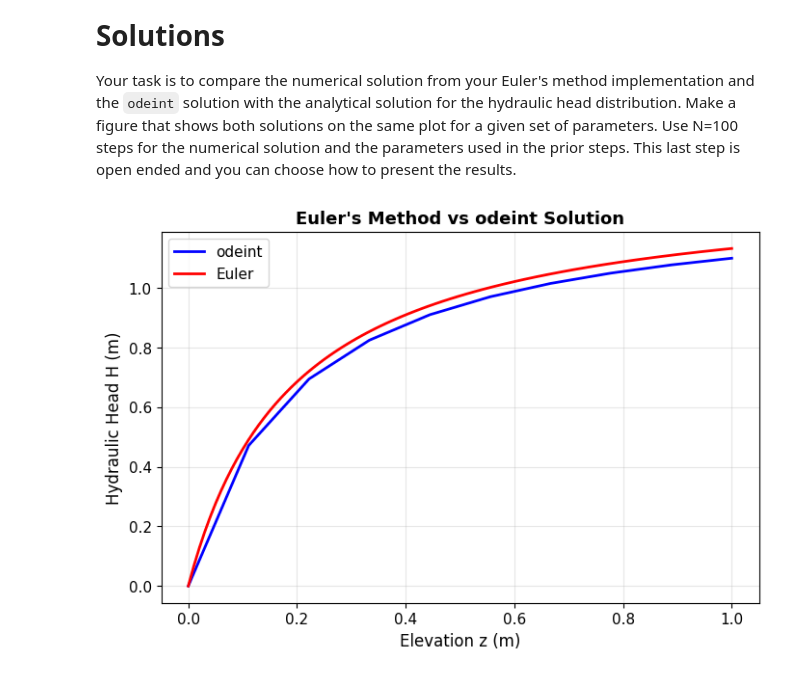
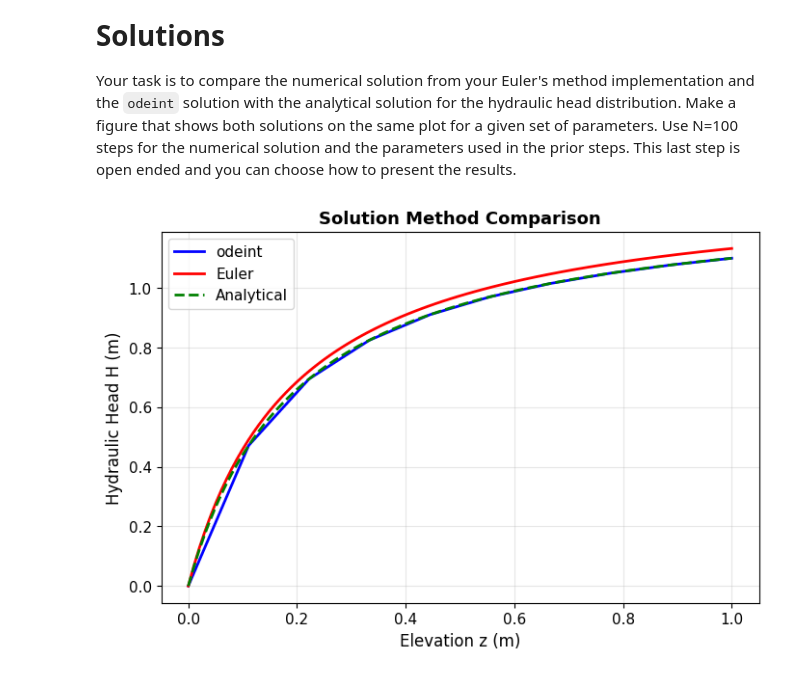
Before and after one commit to HWRS564-hydrogeologic-analysis/hwrs564a_course_materials_kfmcculloch98, a Jupyter notebook: content_weekly/week_07/hw5_darcy_exercises_McCulloch.ipynb, the cells around one changed output. Drawn from its saved outputs; the diff is of its cells as text; code cells hidden in the pictures.

```diff
--- a/content_weekly/week_07/hw5_darcy_exercises_McCulloch.ipynb
+++ b/content_weekly/week_07/hw5_darcy_exercises_McCulloch.ipynb
@@ -497,18 +497,20 @@ Your task is to compare the numerical solution from your Euler's method implemen
 # %%
 # TODO: Your solution here
 
 num_points = 100
 
 z_array, H_numerical = solve_ode_numerically(z_span=(0, 1), num_points=num_points) # from exercise 5
 z_euler, H_euler = euler_method(dH_dz_func, 0, 0, 1.0, num_steps=num_points) # from exercise 4
+H_analytical = hydraulic_head_single_layer(z_euler, Q, a, b, K)
 
 fig, ax1 = plt.subplots(figsize=(8, 5))
 ax1.plot(z_array, H_numerical, 'b-', linewidth=2, label='odeint')
 ax1.plot(z_euler, H_euler, 'r-', linewidth=2, label='Euler')
+ax1.plot(z_euler, H_analytical, 'g--', linewidth=2, label='Analytical')
 ax1.set_xlabel('Elevation z (m)', fontsize=12)
 ax1.set_ylabel('Hydraulic Head H (m)', fontsize=12)
-ax1.set_title("Euler's Method vs odeint Solution", fontsize=13, fontweight='bold')
+ax1.set_title("Solution Method Comparison", fontsize=13, fontweight='bold')
 ax1.legend()
 ax1.grid(True, alpha=0.3)
 # %% [output]
-[figure, old version]
+[figure, new version]
```
Also changed, not shown: parts of 1 cell of this notebook.
